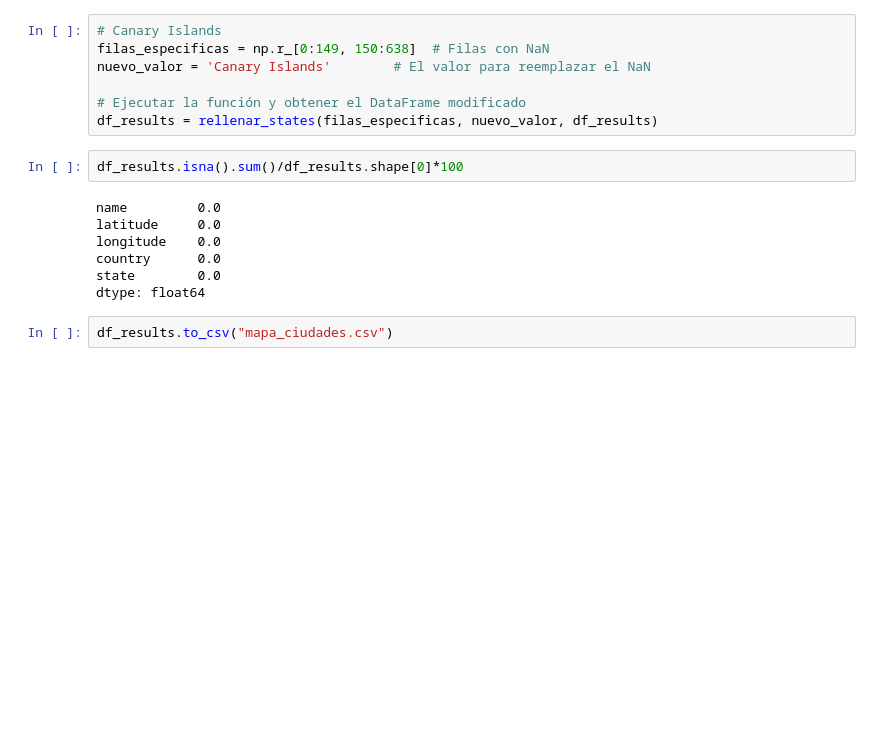
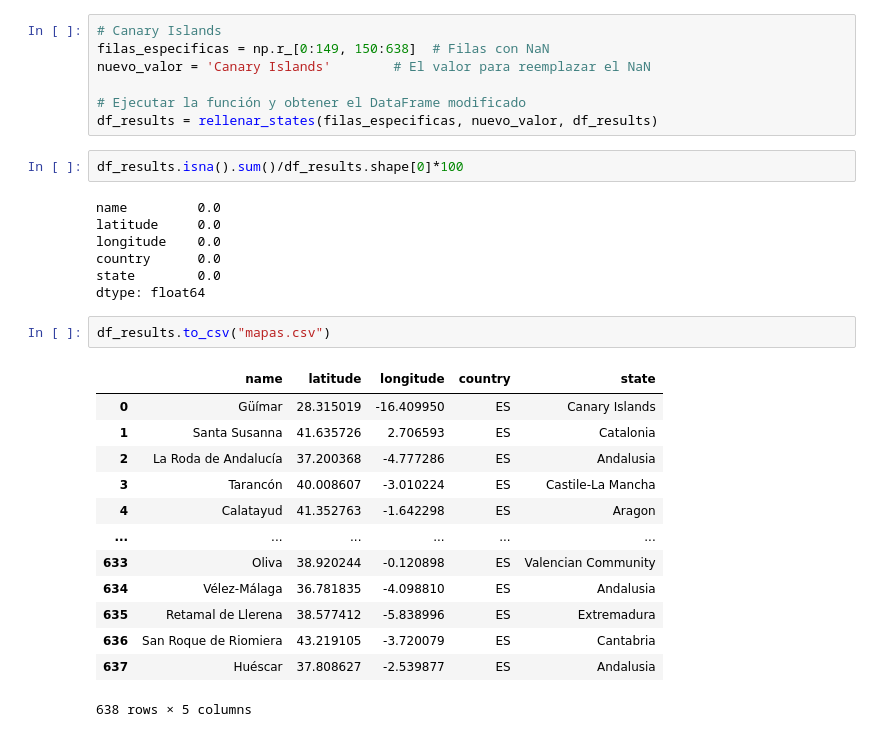
Before and after one commit to Estela8/aemet, a Jupyter notebook: Geocoding AEMET.ipynb, the cells around one changed output. Cells and saved outputs as stored; diff of their text form; blank space fills up the shorter version.

```diff
--- a/Geocoding AEMET.ipynb
+++ b/Geocoding AEMET.ipynb
@@ -158,5 +158,19 @@ longitude    0.0
 country      0.0
 state        0.0
 dtype: float64
-# %%
-df_results.to_csv("mapa_ciudades.csv")
+# %%
+df_results.to_csv("mapas.csv")
+# %% [output]
+|  | name | latitude | longitude | country | state |
+| 0 | Güímar | 28.315019 | -16.409950 | ES | Canary Islands |
+| 1 | Santa Susanna | 41.635726 | 2.706593 | ES | Catalonia |
+| 2 | La Roda de Andalucía | 37.200368 | -4.777286 | ES | Andalusia |
+| 3 | Tarancón | 40.008607 | -3.010224 | ES | Castile-La Mancha |
+| 4 | Calatayud | 41.352763 | -1.642298 | ES | Aragon |
+| ... | ... | ... | ... | ... | ... |
+| 633 | Oliva | 38.920244 | -0.120898 | ES | Valencian Community |
+| 634 | Vélez-Málaga | 36.781835 | -4.098810 | ES | Andalusia |
+| 635 | Retamal de Llerena | 38.577412 | -5.838996 | ES | Extremadura |
+| 636 | San Roque de Riomiera | 43.219105 | -3.720079 | ES | Cantabria |
+| 637 | Huéscar | 37.808627 | -2.539877 | ES | Andalusia |
+638 rows × 5 columns
```
Also changed, not shown: 2 other files.
